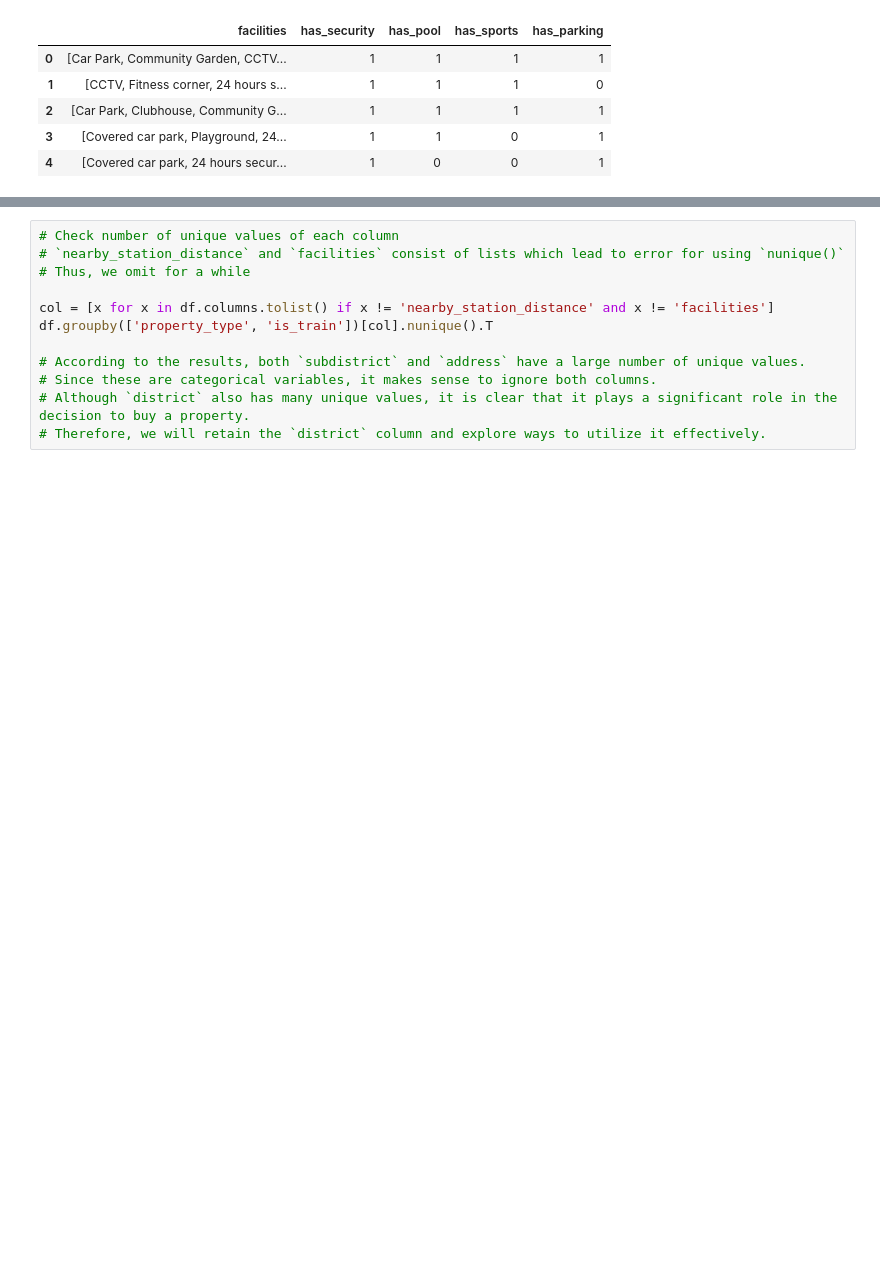
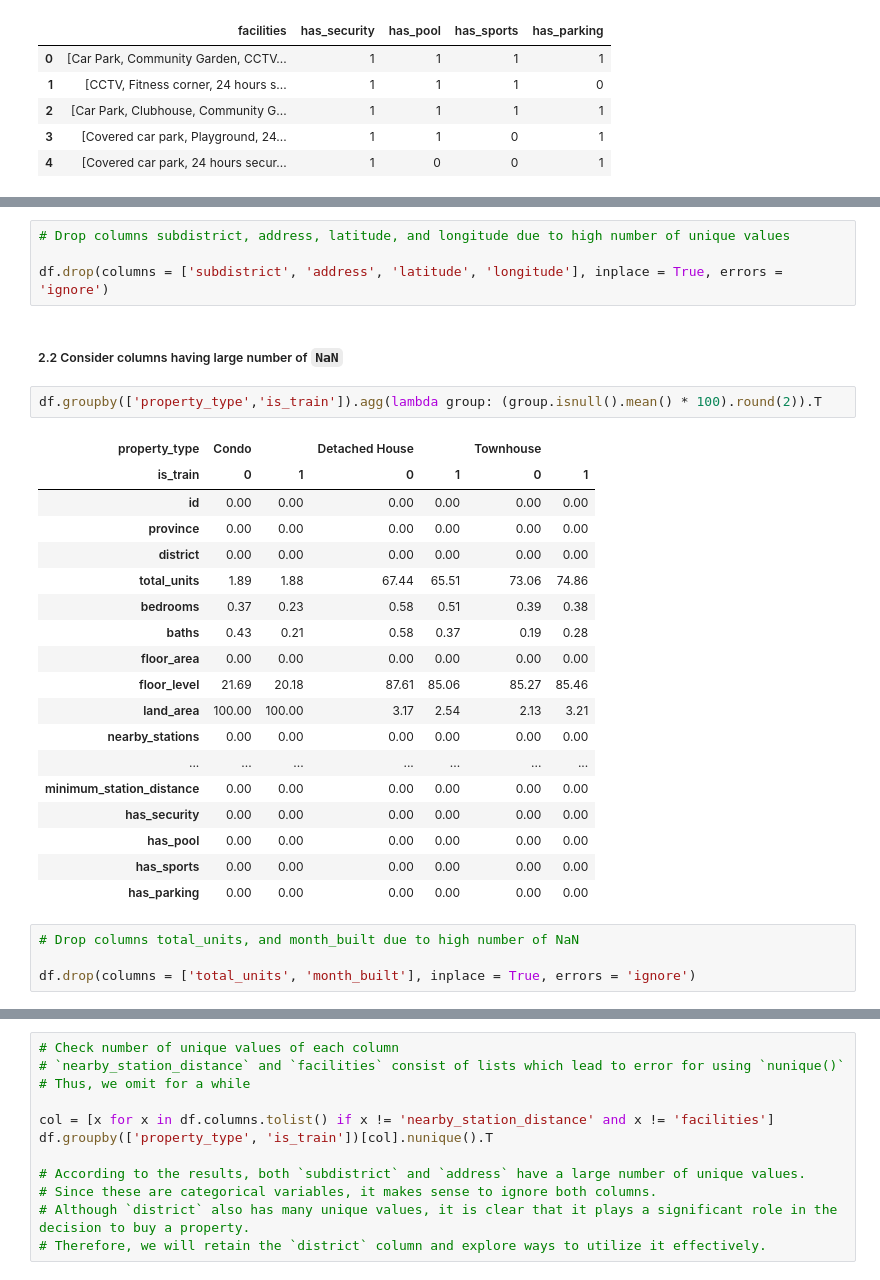
Before and after one commit to auttwitter/DSI-04, a Jupyter notebook: project_2/code/01_Clean_V2.ipynb, the cells around one changed output, grey strips where cells are left out. Cells and saved outputs as stored; diff of their text form; blank space fills up the shorter version.

```diff
--- a/project_2/code/01_Clean_V2.ipynb
+++ b/project_2/code/01_Clean_V2.ipynb
@@ -233,0 +273,31 @@ Name: count, dtype: int64
+# %%
+# Drop columns subdistrict, address, latitude, and longitude due to high number of unique values
+
+df.drop(columns = ['subdistrict', 'address', 'latitude', 'longitude'], inplace = True, errors = 'ignore')
+# %% [markdown]
+##### 2.2 Consider columns having large number of `NaN`
+# %%
+df.groupby(['property_type','is_train']).agg(lambda group: (group.isnull().mean() * 100).round(2)).T
+# %% [output]
+| property_type | Condo |  | Detached House |  | Townhouse |  |
+| is_train | 0 | 1 | 0 | 1 | 0 | 1 |
+| id | 0.00 | 0.00 | 0.00 | 0.00 | 0.00 | 0.00 |
+| province | 0.00 | 0.00 | 0.00 | 0.00 | 0.00 | 0.00 |
+| district | 0.00 | 0.00 | 0.00 | 0.00 | 0.00 | 0.00 |
+| total_units | 1.89 | 1.88 | 67.44 | 65.51 | 73.06 | 74.86 |
+| bedrooms | 0.37 | 0.23 | 0.58 | 0.51 | 0.39 | 0.38 |
+| baths | 0.43 | 0.21 | 0.58 | 0.37 | 0.19 | 0.28 |
+| floor_area | 0.00 | 0.00 | 0.00 | 0.00 | 0.00 | 0.00 |
+| floor_level | 21.69 | 20.18 | 87.61 | 85.06 | 85.27 | 85.46 |
+| land_area | 100.00 | 100.00 | 3.17 | 2.54 | 2.13 | 3.21 |
+| nearby_stations | 0.00 | 0.00 | 0.00 | 0.00 | 0.00 | 0.00 |
+| ... | ... | ... | ... | ... | ... | ... |
+| minimum_station_distance | 0.00 | 0.00 | 0.00 | 0.00 | 0.00 | 0.00 |
+| has_security | 0.00 | 0.00 | 0.00 | 0.00 | 0.00 | 0.00 |
+| has_pool | 0.00 | 0.00 | 0.00 | 0.00 | 0.00 | 0.00 |
+| has_sports | 0.00 | 0.00 | 0.00 | 0.00 | 0.00 | 0.00 |
+| has_parking | 0.00 | 0.00 | 0.00 | 0.00 | 0.00 | 0.00 |
+# %%
+# Drop columns total_units, and month_built due to high number of NaN
+
+df.drop(columns = ['total_units', 'month_built'], inplace = True, errors = 'ignore')
```
Also changed, not shown: parts of 46 cells of this notebook, 1 other file.
